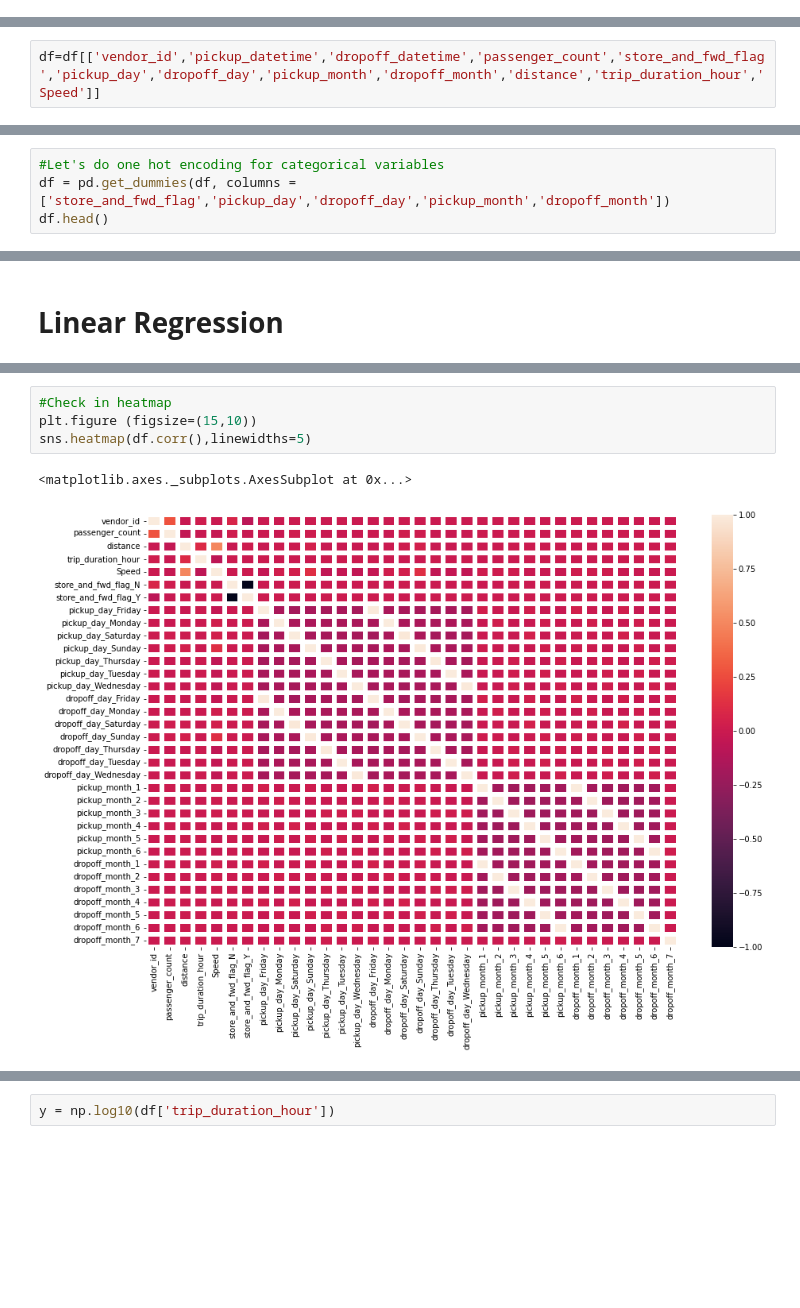
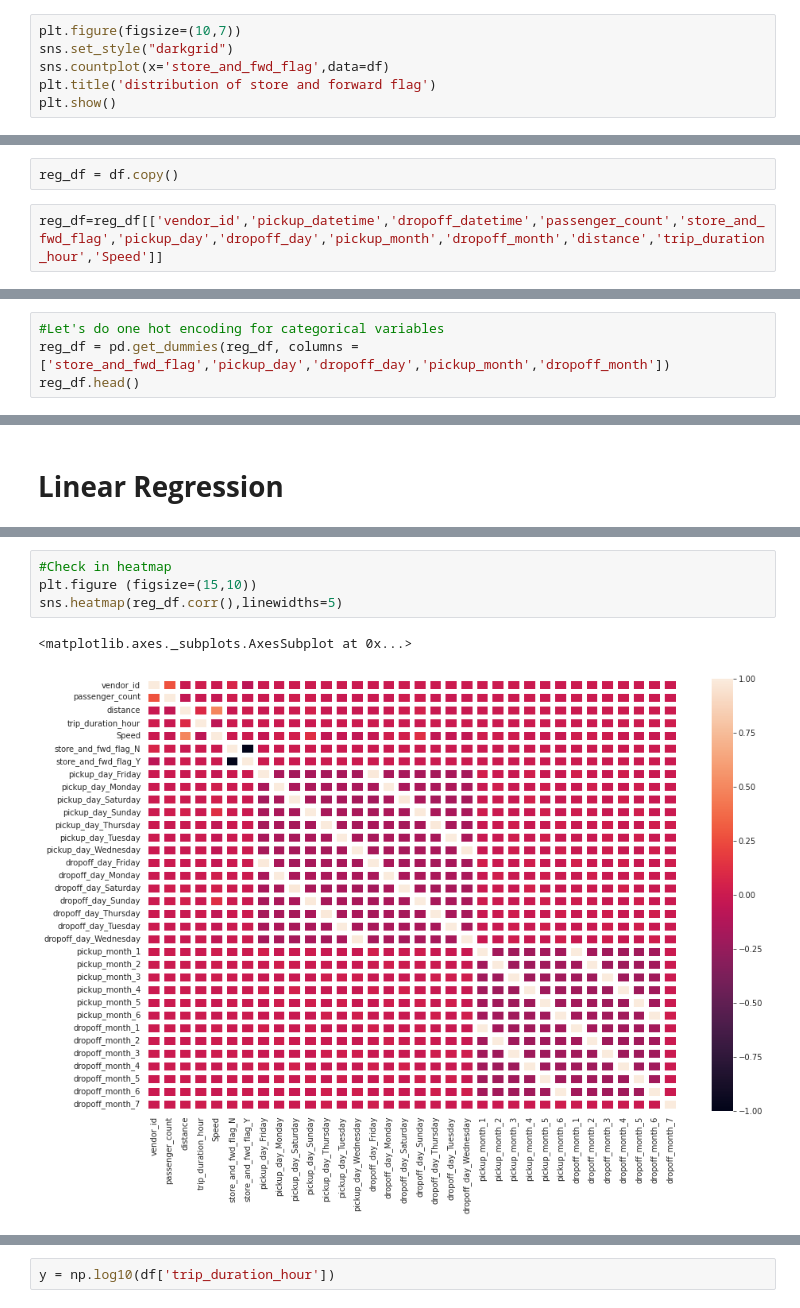
Before and after one commit to jogapritam/Global-Terrorism-Analysis, a Jupyter notebook: NYC_Taxi_Trip_Time_Prediction_Jogapritam_Sahu_.ipynb, the cells around one changed output, grey strips where cells are left out. Saved outputs shown, nothing was run; the diff lists cells and outputs as text; blank space fills up the shorter version.

```diff
--- a/NYC_Taxi_Trip_Time_Prediction_Jogapritam_Sahu_.ipynb
+++ b/NYC_Taxi_Trip_Time_Prediction_Jogapritam_Sahu_.ipynb
@@ -406,0 +422,6 @@ Name: dropoff_month, dtype: int64
+# %%
+plt.figure(figsize=(10,7))
+sns.set_style("darkgrid")
+sns.countplot(x='store_and_fwd_flag',data=df)
+plt.title('distribution of store and forward flag')
+plt.show()
@@ -485,6 +510,8 @@ Index(['id', 'vendor_id', 'pickup_datetime', 'dropoff_datetime',
        'dropoff_month', 'distance', 'trip_duration_hour', 'Speed',
        'log_trip_duration', 'log_distance'],
       dtype='object')
+# %%
+reg_df = df.copy()
 # %%
-df=df[['vendor_id','pickup_datetime','dropoff_datetime','passenger_count','store_and_fwd_flag','pickup_day','dropoff_day','pickup_month','dropoff_month','distance','trip_duration_hour','Speed']]
+reg_df=reg_df[['vendor_id','pickup_datetime','dropoff_datetime','passenger_count','store_and_fwd_flag','pickup_day','dropoff_day','pickup_month','dropoff_month','distance','trip_duration_hour','Speed']]
 # %%
@@ -498,8 +525,8 @@ df.head()
 | 4 | 2 | 2016-03-26 13:30:55 | 2016-03-26 13:38:10 | 1 | N | Saturday | ... |
 # %%
 #Let's do one hot encoding for categorical variables
-df = pd.get_dummies(df, columns = ['store_and_fwd_flag','pickup_day','dropoff_day','pickup_month','dropoff_month'])
-df.head()
+reg_df = pd.get_dummies(reg_df, columns = ['store_and_fwd_flag','pickup_day','dropoff_day','pickup_month','dropoff_month'])
+reg_df.head()
 # %% [output]
 |  | vendor_id | pickup_datetime | dropoff_datetime | passenger_count | distance | trip_duration_hour | Speed | ... |
 | 0 | 2 | 2016-03-14 17:24:55 | 2016-03-14 17:32:30 | 1 | 0.931401 | 0.126389 | 7.369324 | ... |
@@ -532,8 +559,8 @@ df.corr()
 # %%
 #Check in heatmap
 plt.figure (figsize=(15,10))
-sns.heatmap(df.corr(),linewidths=5)
+sns.heatmap(reg_df.corr(),linewidths=5)
 # %% [output]
 <matplotlib.axes._subplots.AxesSubplot at 0x...>
-[figure, old version]
+[figure, new version]
 # %%
```
Also changed, not shown: parts of 62 cells of this notebook.
